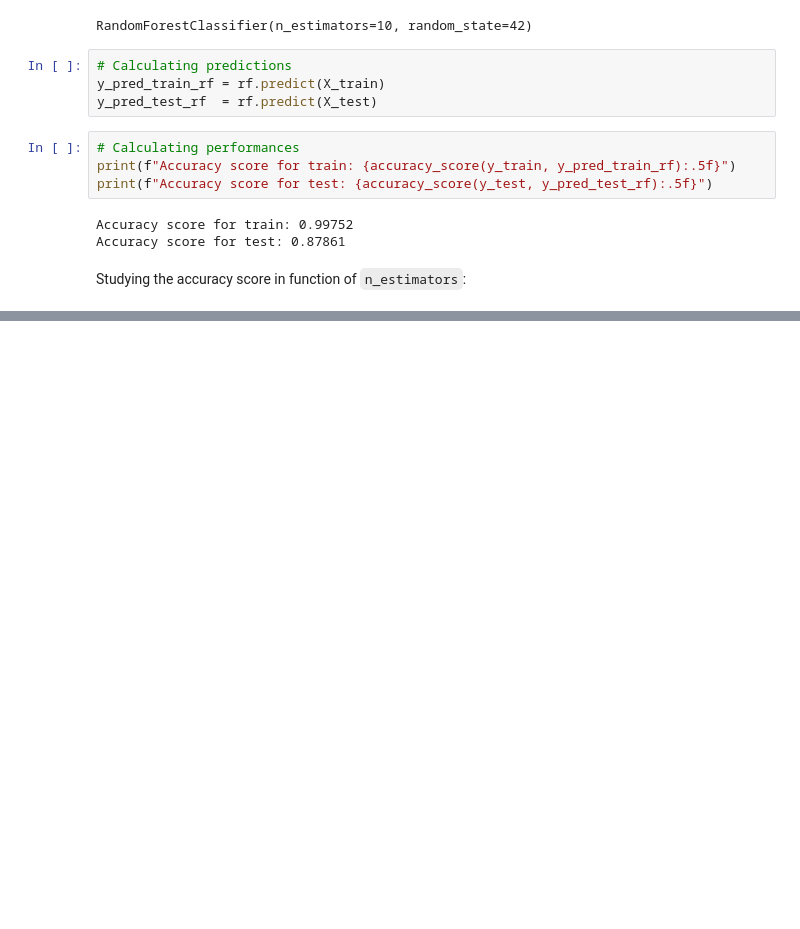
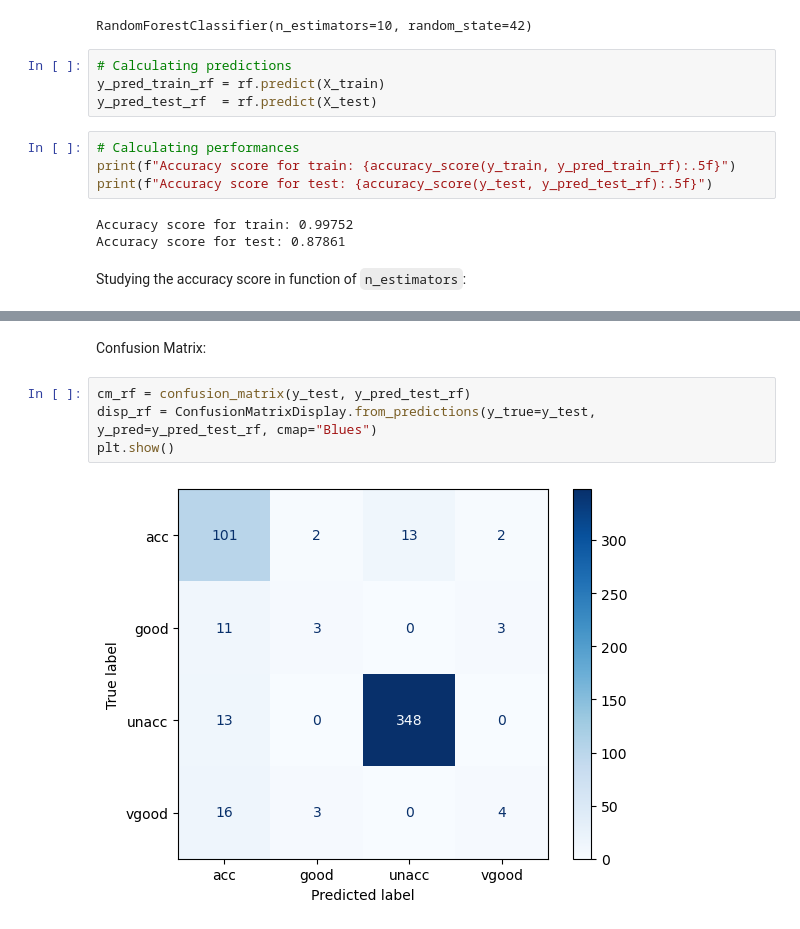
Before and after one commit to fenilenvinileno97/decision_trees, a Jupyter notebook: 2-cars_dataset.ipynb, the cells around one changed output, grey strips where cells are left out. Drawn from its saved outputs; the diff is of its cells as text; blank space fills up the shorter version.

```diff
--- a/2-cars_dataset.ipynb
+++ b/2-cars_dataset.ipynb
@@ -206,0 +243,8 @@ Studying the accuracy score in function of `n_estimators`:
+# %% [markdown]
+Confusion Matrix:
+# %%
+cm_rf = confusion_matrix(y_test, y_pred_test_rf)
+disp_rf = ConfusionMatrixDisplay.from_predictions(y_true=y_test, y_pred=y_pred_test_rf, cmap="Blues")
+plt.show()
+# %% [output]
+[figure, added]
```
Also changed, not shown: parts of 6 cells of this notebook, 3 other files.
